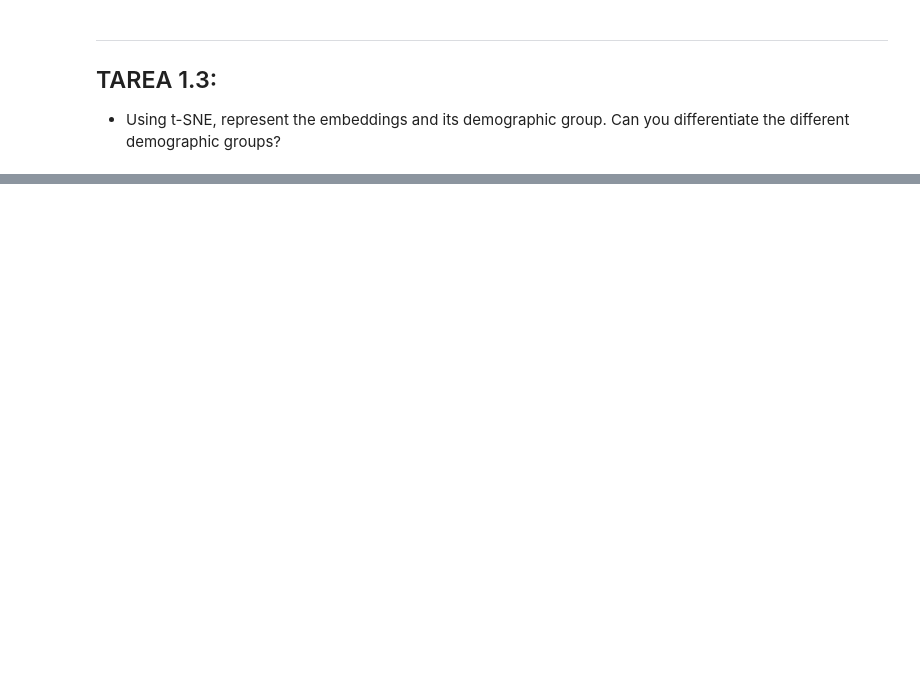
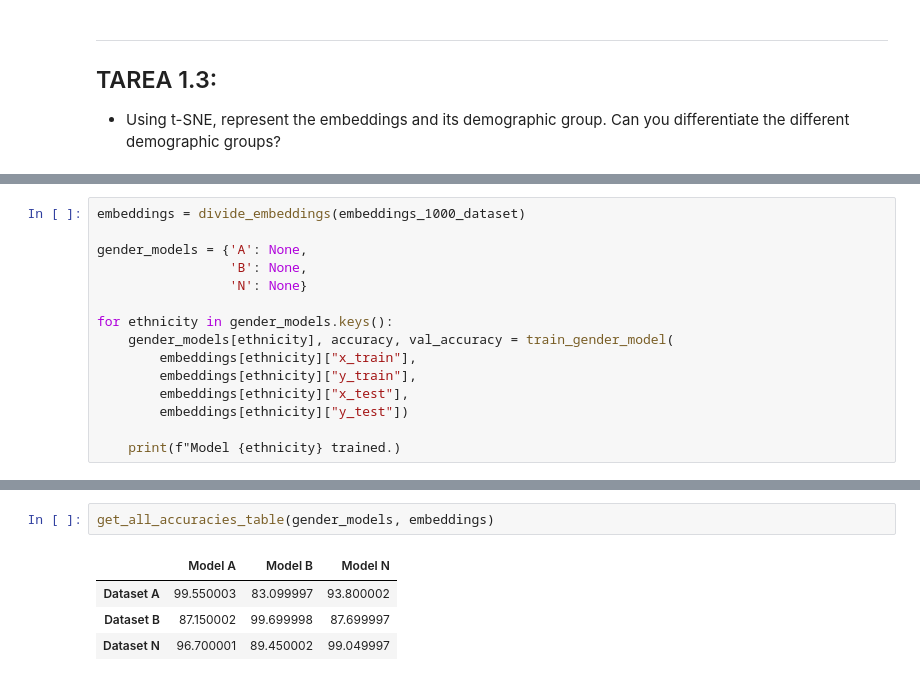
Before and after one commit to Arkh3/master-biometrica, a Jupyter notebook: src/andres_face_recognition.ipynb, the cells around one changed output, grey strips where cells are left out. Cells and saved outputs as stored; diff of their text form; blank space fills up the shorter version.

```diff
--- a/src/andres_face_recognition.ipynb
+++ b/src/andres_face_recognition.ipynb
@@ -278,0 +110,15 @@ print("Baseline: %.2f%% (%.2f%%)" % (results.mean()*100, results.std()*100))
+# %%
+embeddings = divide_embeddings(embeddings_1000_dataset)
+
+gender_models = {'A': None,
+                 'B': None,
+                 'N': None}
+
+for ethnicity in gender_models.keys():
+    gender_models[ethnicity], accuracy, val_accuracy = train_gender_model(
+        embeddings[ethnicity]["x_train"],
+        embeddings[ethnicity]["y_train"],
+        embeddings[ethnicity]["x_test"],
+        embeddings[ethnicity]["y_test"])
+
+    print(f"Model {ethnicity} trained.)
@@ -278,0 +135,7 @@ print("Baseline: %.2f%% (%.2f%%)" % (results.mean()*100, results.std()*100))
+# %%
+get_all_accuracies_table(gender_models, embeddings)
+# %% [output]
+|  | Model A | Model B | Model N |
+| Dataset A | 99.550003 | 83.099997 | 93.800002 |
+| Dataset B | 87.150002 | 99.699998 | 87.699997 |
+| Dataset N | 96.700001 | 89.450002 | 99.049997 |
```
Also changed, not shown: parts of 25 cells of this notebook, 1 other file.
